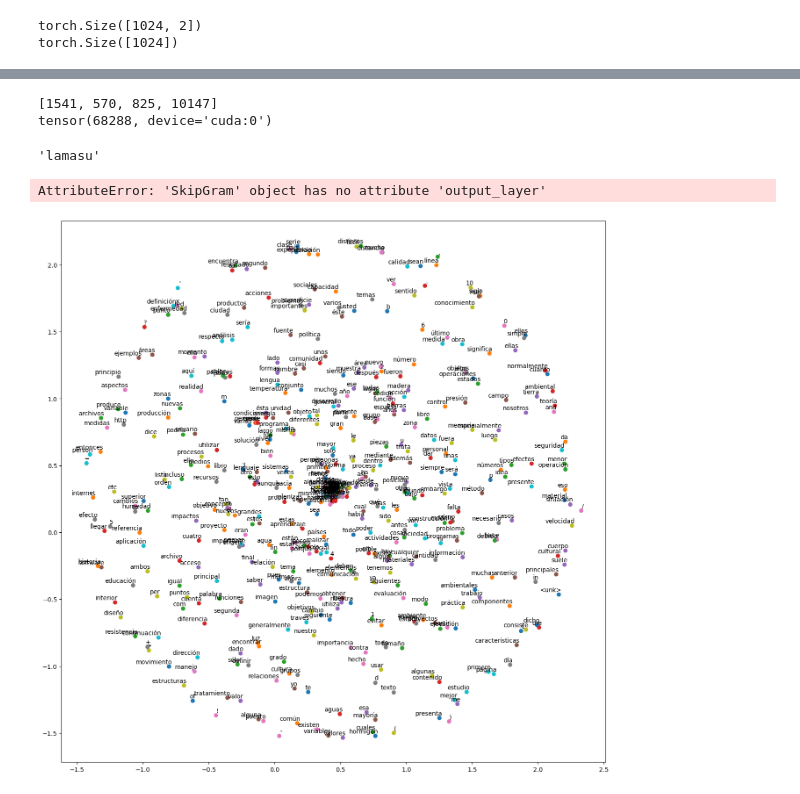
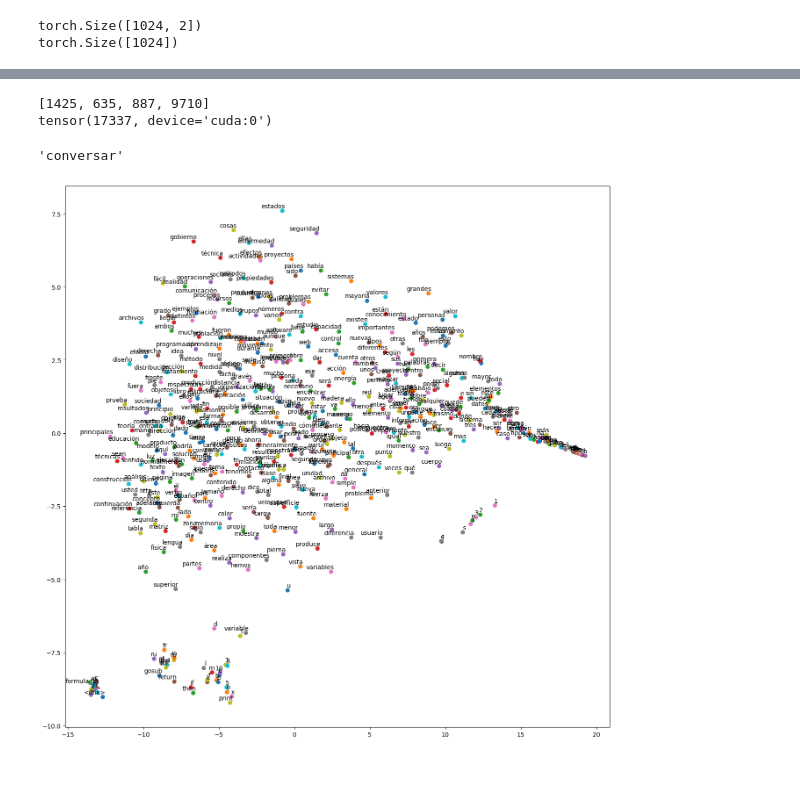
Before and after one commit to AngelUrq/word2vec, a Jupyter notebook: Notebook.ipynb, the cells around one changed output, grey strips where cells are left out. Saved outputs shown, nothing was run; the diff lists cells and outputs as text; code cells hidden in the pictures.

```diff
--- a/Notebook.ipynb
+++ b/Notebook.ipynb
@@ -151,10 +152,9 @@ torch.Size([1024, 2, 300])
 # %%
-embeddings = model(X)
-center = embeddings[:, 0]
-context = embeddings[:, 1]
+center = V(X[:, 0])
+context = U(X[:, 1])
 
 negative_samples_indices = torch.randint(0, len(word_dataset.vocab), (k, 1)).squeeze().to(device)
-negative_samples = model(negative_samples_indices)
+negative_samples = U(negative_samples_indices)
 
 loss = -torch.sum(torch.log(torch.sigmoid(torch.diagonal(torch.matmul(center, context.T))))) - torch.sum(torch.log(torch.sigmoid(-torch.diagonal(torch.matmul(center, negative_samples.T)))))
 loss = loss / X.shape[0]
@@ -165,7 +165,7 @@ tensor(7.0240, device='cuda:0', grad_fn=<DivBackward0>)
 # %%
 for i in range(X.shape[0]):
-    center = word_dataset.vocab.lookup_token(X[i].item())
-    context =  word_dataset.vocab.lookup_token(y[i].item())
+    center = word_dataset.vocab.lookup_token(X[i, 0].item())
+    context =  word_dataset.vocab.lookup_token(X[i, 1].item())
 
     print(f'Center: {center} - Context: {context}')
 # %% [output]
@@ -173,12 +189,11 @@ ValueError: only one element tensors can be converted to Python scalars
 # %%
-for epoch in range(150):
+for epoch in range(5):
     # Compute prediction error
-    embeddings = model(X)
-    center = embeddings[:, 0]
-    context = embeddings[:, 1]
+    center = V(X[:, 0])
+    context = U(X[:, 1])
 
     negative_samples_indices = torch.randint(0, len(word_dataset.vocab), (k, 1)).squeeze().to(device)
-    negative_samples = model(negative_samples_indices)
+    negative_samples = U(negative_samples_indices)
 
     loss = -torch.sum(torch.log(torch.sigmoid(torch.diagonal(torch.matmul(center, context.T))))) - torch.sum(torch.log(torch.sigmoid(-torch.diagonal(torch.matmul(center, negative_samples.T)))))
     loss = loss / X.shape[0]
@@ -213,16 +210,15 @@ epoch 149 loss: 0.025521  [ 1024/22119]
 # %%
-for epoch in range(150):
+for epoch in range(30):
   for batch, (X, y) in enumerate(dataloader):
     X = X.squeeze().to(device)
     y = y.squeeze().to(device)
 
     # Compute prediction error
-    embeddings = model(X)
-    center = embeddings[:, 0]
-    context = embeddings[:, 1]
+    center = V(X[:, 0])
+    context = U(X[:, 1])
 
     negative_samples_indices = torch.randint(0, len(word_dataset.vocab), (k, 1)).squeeze().to(device)
-    negative_samples = model(negative_samples_indices)
+    negative_samples = U(negative_samples_indices)
 
     loss = -torch.sum(torch.log(torch.sigmoid(torch.diagonal(torch.matmul(center, context.T))))) - torch.sum(torch.log(torch.sigmoid(-torch.diagonal(torch.matmul(center, negative_samples.T)))))
     loss = loss / X.shape[0]
@@ -234,6 +230,7 @@ for epoch in range(150):
 
     if batch % 1000 == 0:
       loss, current = loss.item(), (batch + 1) * len(X)
+      accuracy = torch.sum(torch.sigmoid(torch.diagonal(torch.matmul(center, context.T))) > 0.5) / X.shape[0]
 
-      print(f"epoch {epoch} loss: {loss:>7f}  [{current:>5d}/{len(word_dataset):>5d}]")
+      print(f"epoch {epoch} loss: {loss:>7f}  [{current:>5d}/{len(word_dataset):>5d}] accuracy: {accuracy:>7f}")
 # %% [output]
@@ -266,39 +256,35 @@ words = word_dataset.vocab(['rey', 'hombre', 'mujer', 'reina'])
 print(words)
 
 words_tensor = torch.tensor(words).to(device)
-embeddings = model.embedding(words_tensor)
+embeddings = V(words_tensor)
 
 analogy_vector = embeddings[1] - embeddings[0] + embeddings[2]
 
-embedding_matrix = torch.clone(model.embedding.weight)
+embedding_matrix = torch.clone(V.weight)
 embedding_matrix[words[:-1], :] = 0
 
 result = torch.argmax(torch.matmul(embedding_matrix, analogy_vector))
 print(result)
 word_dataset.vocab.lookup_token(result.item())
 # %% [output]
-[1541, 570, 825, 10147]
-tensor(68288, device='cuda:0')
+[1425, 635, 887, 9710]
+tensor(17337, device='cuda:0')
-'lamasu'
+'conversar'
-# %%
-model.output_layer.weight.shape
-# %% [output]
-AttributeError: 'SkipGram' object has no attribute 'output_layer'
 # %%
 # visualize embeddings of the first 1000 words
 from sklearn.manifold import TSNE
 import matplotlib.pyplot as plt
 
 tsne = TSNE(n_components=2, random_state=0)
-embeddings = tsne.fit_transform(model.embedding.weight.detach().cpu().numpy()[:500, :])
+embeddings = tsne.fit_transform(U.weight.detach().cpu().numpy()[:500, :])
 
 plt.figure(figsize=(16, 16))
 for i, label in enumerate(word_dataset.vocab.lookup_token(idx) for idx in range(500)):
     x, y = embeddings[i, :]
 
     plt.scatter(x, y)
     plt.annotate(label, xy=(x, y), xytext=(5, 2), textcoords='offset points', ha='right', va='bottom')
 
 plt.show()
 # %% [output]
-[figure, old version]
+[figure, new version]
```
Also changed, not shown: parts of 12 cells of this notebook.
